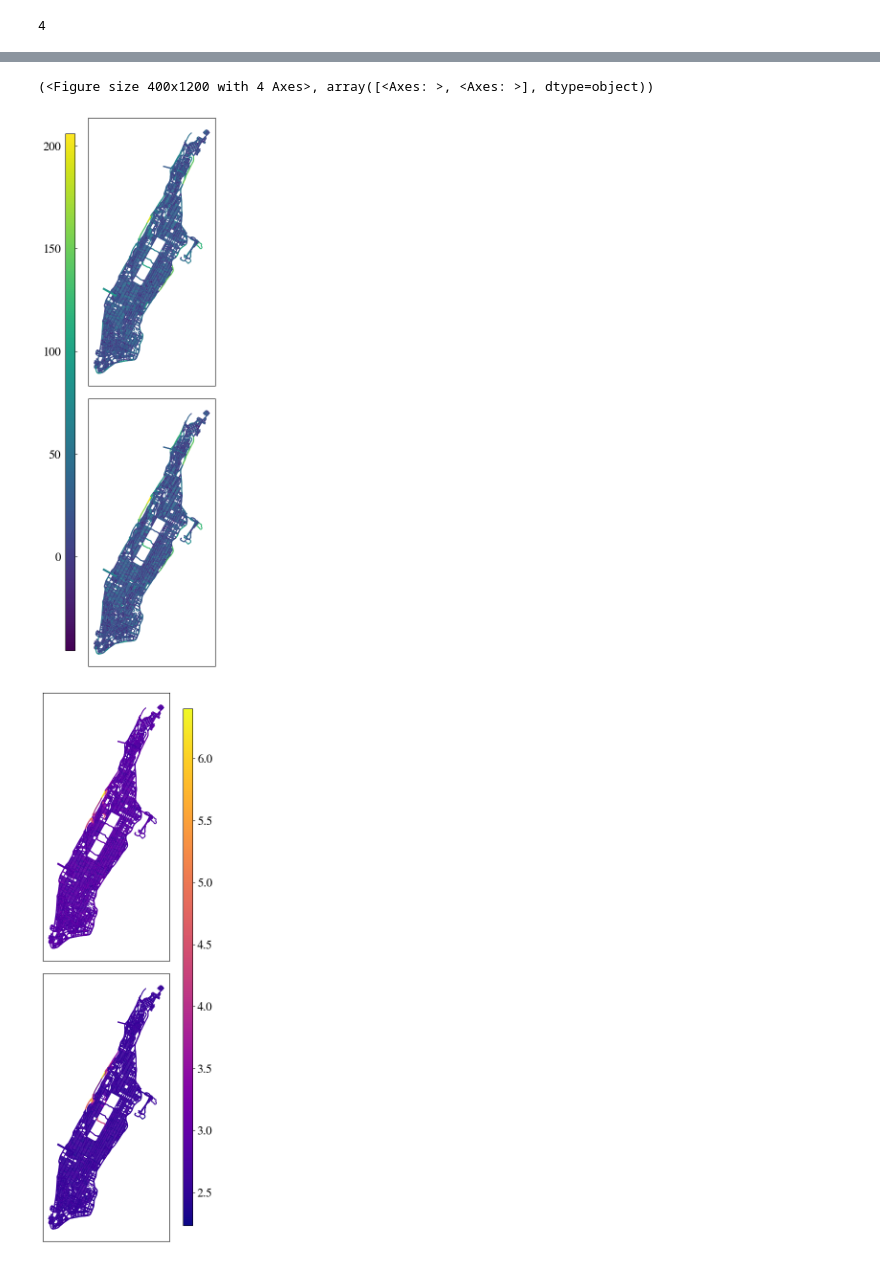
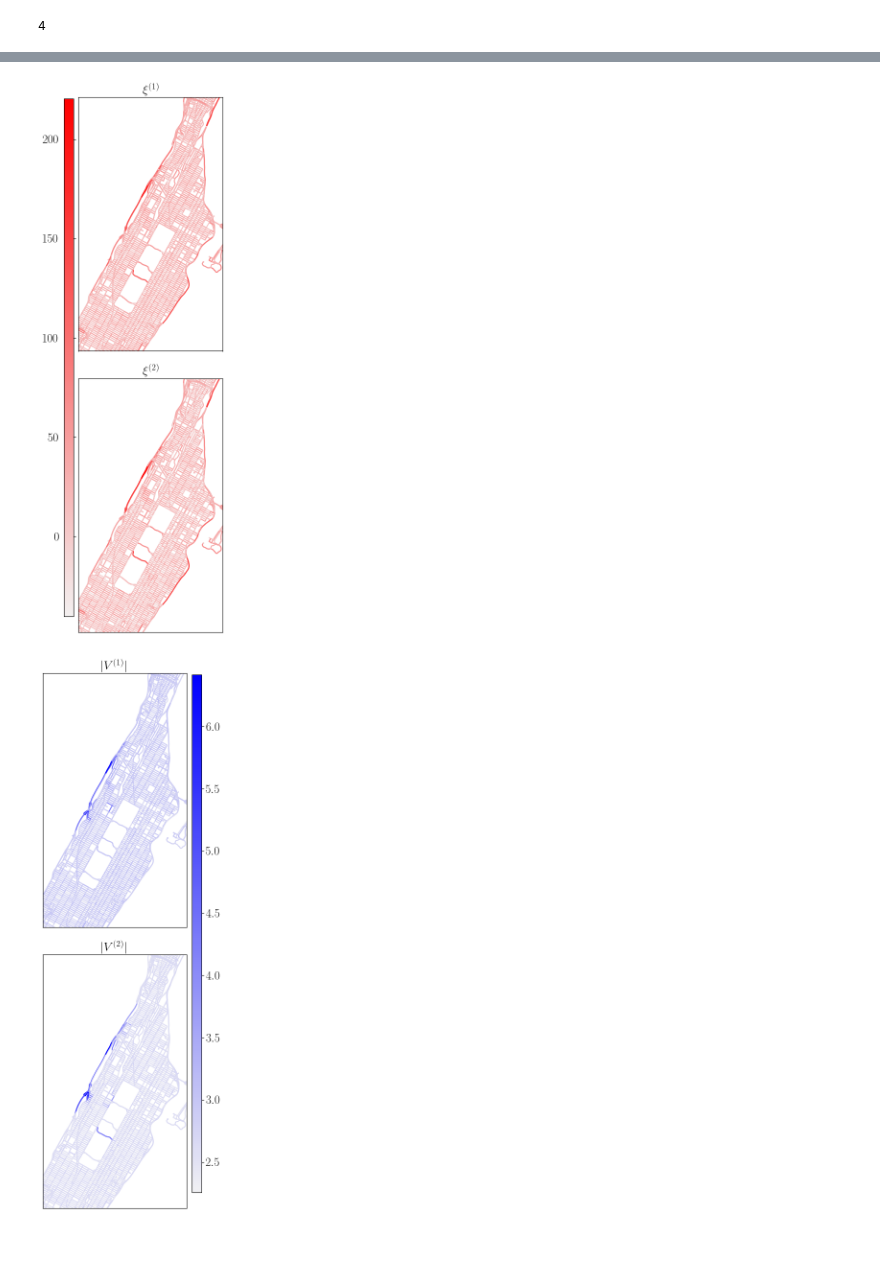
Before and after one commit to yashpatel5400/csi, a Jupyter notebook: taxis/forecast_rps.ipynb, the cells around one changed output, grey strips where cells are left out. Saved outputs shown, nothing was run; the diff lists cells and outputs as text; code cells hidden in the pictures.

Commit message:
Updated RP color scheme

```diff
--- a/taxis/forecast_rps.ipynb
+++ b/taxis/forecast_rps.ipynb
@@ -10,4 +11,5 @@ from sklearn.cluster import KMeans
 # %%
+plt.rcParams['text.usetex'] = True
 plt.rcParams['mathtext.fontset'] = 'stix'
 plt.rcParams['font.family'] = 'STIXGeneral'
 
@@ -161,24 +167,35 @@ for samples_cluster_idx in range(N_rps):
 # %%
 regions_samples = np.vstack([regions_samples[0], regions_samples[2]])
 cluster_rp_vars = np.vstack([cluster_rp_vars[0], cluster_rp_vars[2]])
+# %%
+fn = "/home/yppatel/csi/taxis/results/path_Box_0.pkl"
+with open(fn, "rb") as f:
+    box_edge_weights = pickle.load(f)
+
+fn = "/home/yppatel/csi/taxis/results/path_CPO_0.pkl"
+with open(fn, "rb") as f:
+    ellipsoid_edge_weights = pickle.load(f)
 # %%
-def viz_edge_weight_pair(weight_pair, fn):
+def viz_edge_weight_pair(weight_pair, titles, fn):
     orig = list(G)[8]
     dest = list(G)[4350]
 
-    nrows = 2
-    ncols = 1
-    fig, axs = plt.subplots(nrows=nrows, ncols=ncols, figsize=(4,12))
+    nrows = 1
+    ncols = 2
+    fig, axs = plt.subplots(nrows=nrows, ncols=ncols, figsize=(8,8))
 
-    for ax, edge_weights in zip(axs, weight_pair):
+    for col_idx in range(ncols):
+        ax, title, edge_weights = axs[col_idx], titles[col_idx], weight_pair[col_idx]
+
         # nx.set_edge_attributes(G, dict(zip(G.edges, np.zeros(len(G.edges)))), name="baseline")
         nx.set_edge_attributes(G, dict(zip(G.edges, edge_weights)), name="traffic")
         gdf_nodes, gdf_edges = ox.utils_graph.graph_to_gdfs(G, nodes=True)
 
         # plot base map
-        cmap_name = "plasma"
-        gdf_edges.plot(ax=ax, column="traffic", cmap=cmap_name, legend=True, vmin=0, vmax=1)
-        cmap = plt.get_cmap(cmap_name)
+        # cmap_name = "viridis"
+        cmap = sns.color_palette("light:b", as_cmap=True)
+        gdf_edges.plot(ax=ax, column="traffic", cmap=cmap, legend=False, vmin=0, vmax=1)
+        # cmap = plt.get_cmap(cmap_name)
 
         # overlay traffic flow on base map
         eps = 0.05 # not strictly necessary but speeds up viz
@@ -190,12 +207,18 @@ def viz_edge_weight_pair(weight_pair, fn):
         for edge in flow_edges:
             viz_edge = gdf_edges[gdf_edges.index == tuple(edge)]
             xs, ys = viz_edge["geometry"].values[0].xy
-            print(viz_edge["traffic"])
             ax.plot(xs, ys, c=cmap(viz_edge["traffic"]), lw=3, alpha=1.0)
 
+        ax.set_title(title)
         ax.set_xticks([])
         ax.set_yticks([])
+
+    im = plt.gca().get_children()[0]
     plt.subplots_adjust(wspace=1, hspace=1)
     plt.tight_layout()
+
+    fig.subplots_adjust(right=0.83)
+    cax = fig.add_axes([0.85, 0.10, 0.05, 0.8])
+    cbar = fig.colorbar(im, cax=cax)
+
     plt.savefig(fn, bbox_inches="tight")
-    return fig, axs
@@ -210,5 +225,5 @@ with open(fn, "rb") as f:
 # %%
-viz_attribute(regions_samples, position="left", cmap="viridis", fn="temp_rps.png")
-viz_attribute(cluster_rp_vars, position="right", cmap="plasma", fn="temp_var.png")
-viz_edge_weight_pair([box_edge_weights, ellipsoid_edge_weights], fn="temp_traffic.png")
+viz_attribute(regions_samples, position="left", cmap_name="light:r", titles=[r"$\xi^{(1)}$", r"$\xi^{(2)}$"], fn="temp_rps.png")
+viz_attribute(cluster_rp_vars, position="right", cmap_name="light:b", titles=[r"$|V^{(1)}|$", r"$|V^{(2)}|$"], fn="temp_var.png")
+viz_edge_weight_pair([box_edge_weights, ellipsoid_edge_weights], titles=["Box", "CPO"], fn="robust_traffic.png")
 # %% [output]
@@ -232,3 +230,2 @@ Name: traffic, dtype: float64
-(<Figure size 400x1200 with 4 Axes>, array([<Axes: >, <Axes: >], dtype=object))
-[figure, old version]
+[figure, new version]
-[figure, old version]
+[figure, new version]
```
Also changed, not shown: parts of 6 cells of this notebook.
